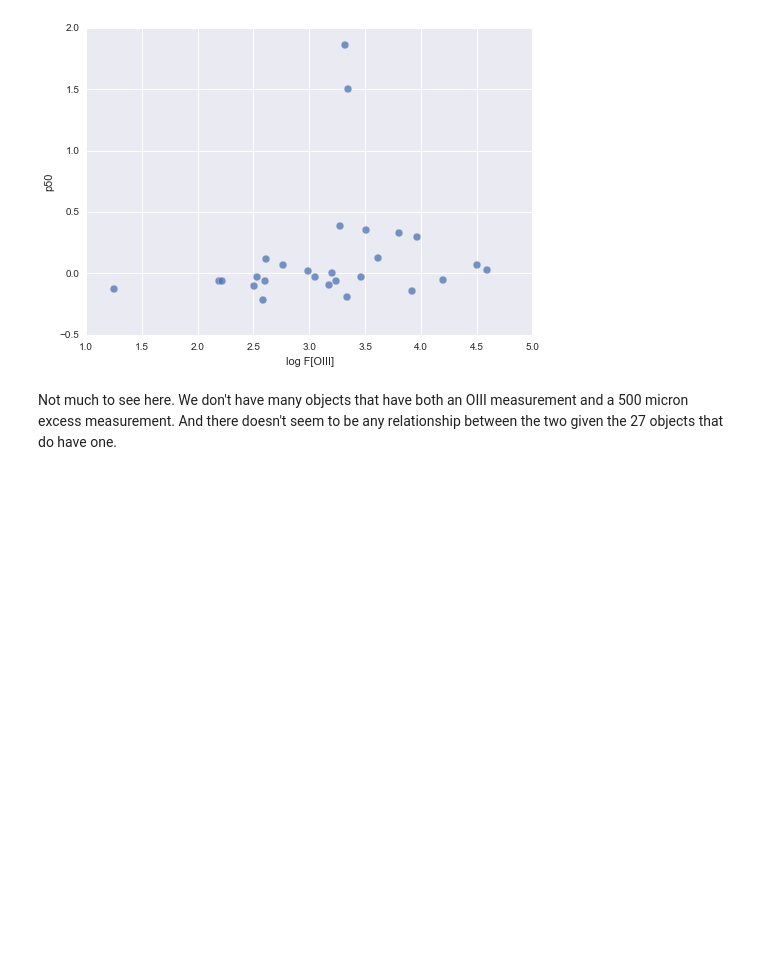
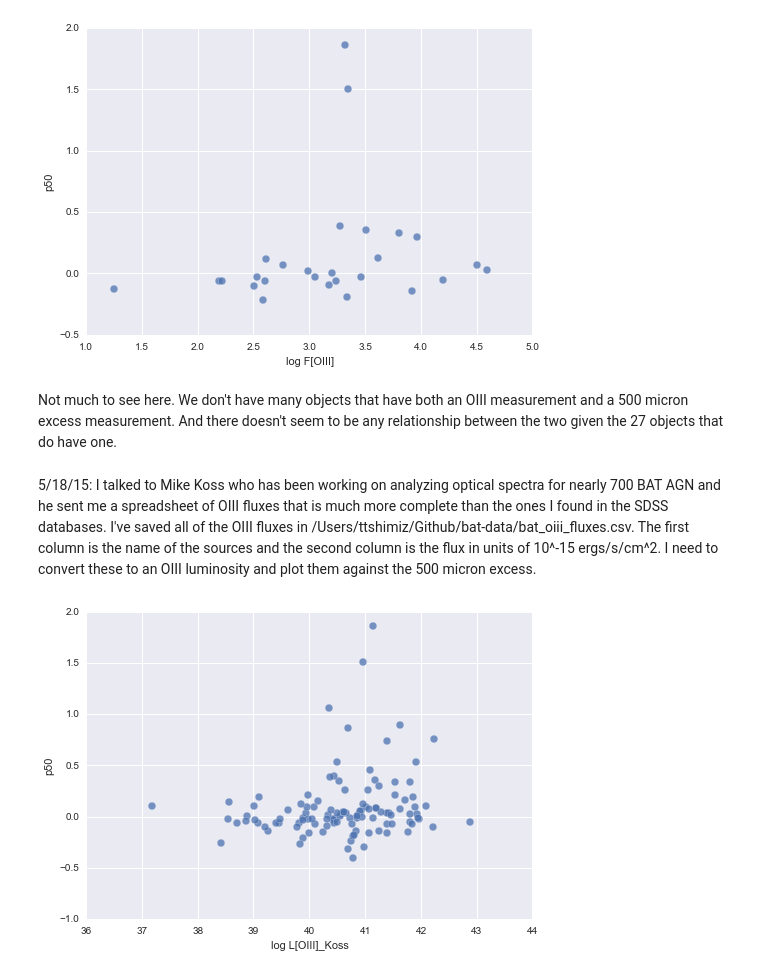
Before and after one commit to ttshimiz/spire-catalog-analysis, a Jupyter notebook: 500um-excess/examine-500um-excess-beta2-TwarmFree.ipynb, the cells around one changed output. Saved outputs shown, nothing was run; the diff lists cells and outputs as text; code cells hidden in the pictures; blank space fills up the shorter version.

```diff
--- a/500um-excess/examine-500um-excess-beta2-TwarmFree.ipynb
+++ b/500um-excess/examine-500um-excess-beta2-TwarmFree.ipynb
@@ -406,3 +414,14 @@ fig_oiii = plot_relationship(data, 'F[OIII]', 'p50', logx=True)
 [figure]
 # %% [markdown]
 Not much to see here. We don't have many objects that have both an OIII measurement and a 500 micron excess measurement. And there doesn't seem to be any relationship between the two given the 27 objects that do have one.
+# %% [markdown]
+5/18/15: I talked to Mike Koss who has been working on analyzing optical spectra for nearly 700 BAT AGN and he sent me a spreadsheet of OIII fluxes that is much more complete than the ones I found in the SDSS databases. I've saved all of the OIII fluxes in /Users/ttshimiz/Github/bat-data/bat_oiii_fluxes.csv. The first column is the name of the sources and the second column is the flux in units of 10^-15 ergs/s/cm^2. I need to convert these to an OIII luminosity and plot them against the 500 micron excess.
+# %%
+bat_oiii = pd.read_csv('/Users/ttshimiz/Github/bat-data/bat_oiii_flux.csv', index_col=0)
+data['F[OIII]_Koss'] = np.abs(bat_oiii['Flux_OIII'])
+# %%
+data['L[OIII]_Koss'] = 4*np.pi*((np.array(data['Dist'])*u.Mpc).to(u.cm).value)**2*data['F[OIII]_Koss']*10**(-15)
+# %%
+fig_oiii = plot_relationship(data, 'L[OIII]_Koss', 'p50', logx=True)
+# %% [output]
+[figure, added]
```
Also changed, not shown: parts of 4 cells of this notebook.
